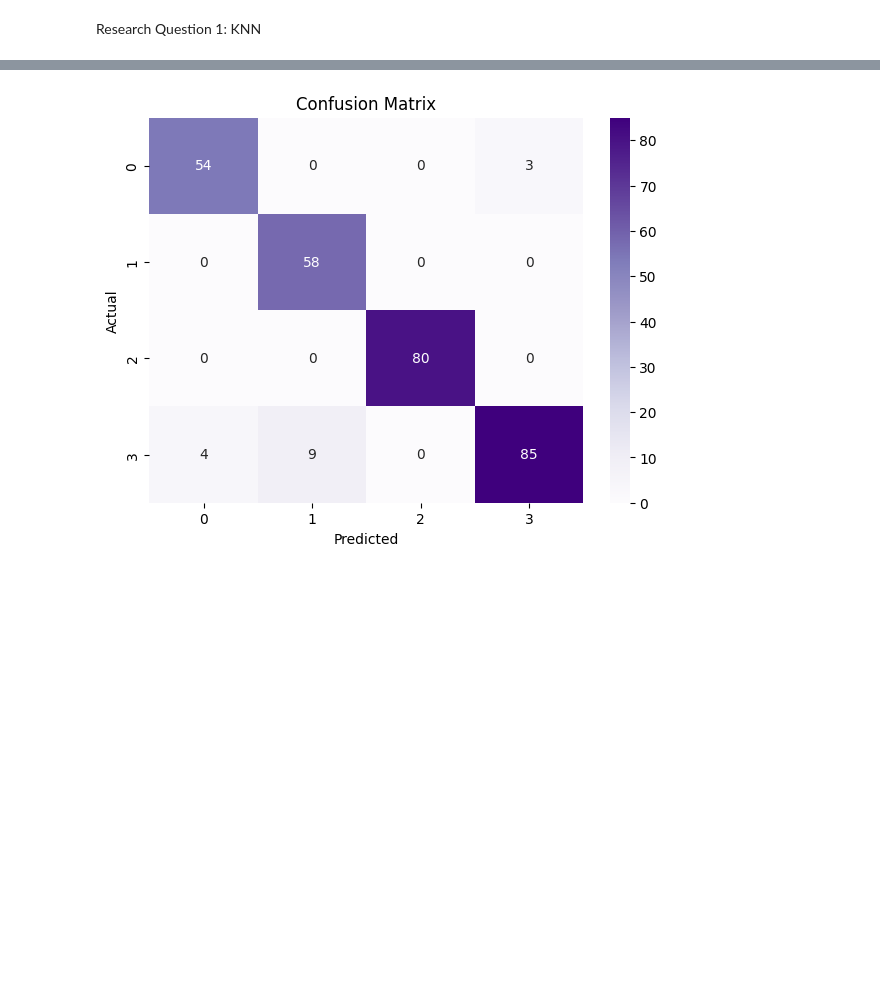
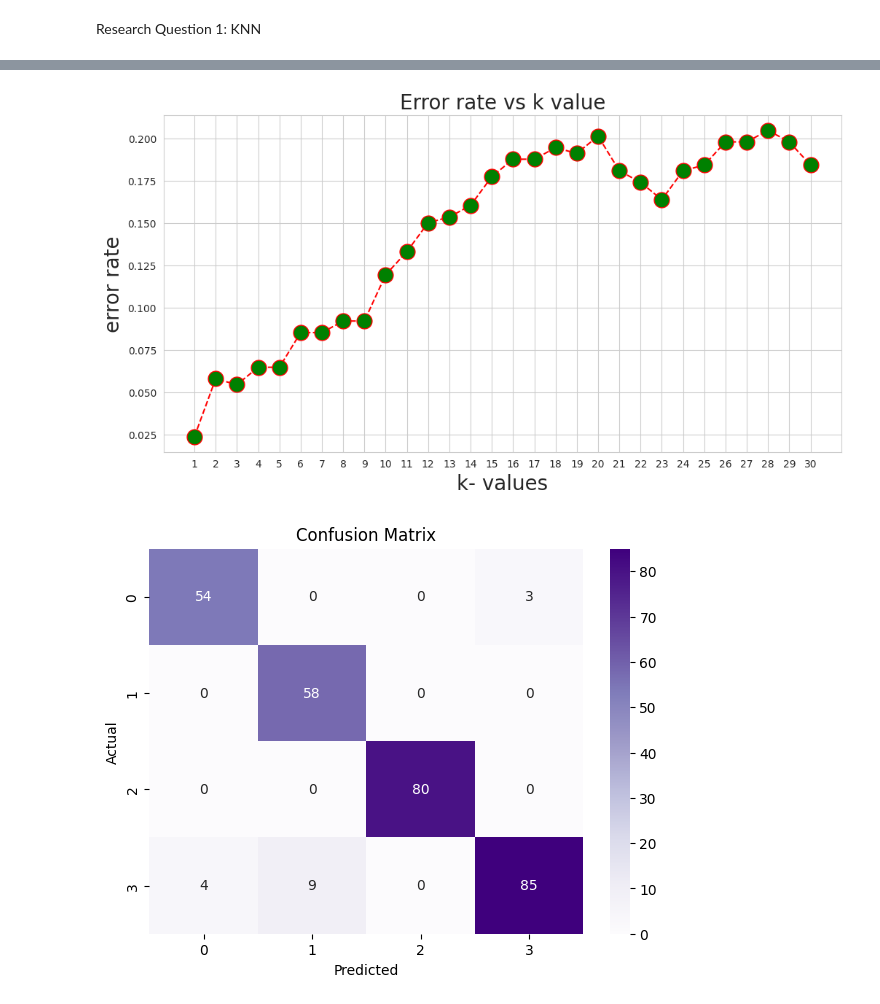
Before and after one commit to myronmoskalyk/Datathon-1, a Jupyter notebook: Yutong_Datathon_1.ipynb, the cells around one changed output, grey strips where cells are left out. Cells and saved outputs as stored; diff of their text form; code cells hidden in the pictures; blank space fills up the shorter version.

```diff
--- a/Yutong_Datathon_1.ipynb
+++ b/Yutong_Datathon_1.ipynb
@@ -107,7 +107,7 @@ X_train = scaler.fit_transform(X_train)
 X_test = scaler.transform(X_test)
 
 # Apply KNN
-knn = KNeighborsClassifier(n_neighbors=3)
+knn = KNeighborsClassifier(n_neighbors=1)
 knn.fit(X_train, y_train)
 
 # Predict using the test data
@@ -133,0 +134,8 @@ weighted avg       0.95      0.95      0.95       293
+# %%
+error_rate=[]#list that will store the average error rate value of k
+for i in range (1,31):  #Took the range of k from 1 to 30
+    clf=KNeighborsClassifier(n_neighbors=i)
+    clf.fit(X_train,y_train)
+    predict_i=clf.predict(X_test)
+    error_rate.append(np.mean(predict_i!=y_test))
+error_rate
@@ -134,3 +160,15 @@ weighted avg       0.95      0.95      0.95       293
+# %%
+#plotting the error rate vs k graph
+plt.figure(figsize=(12,6))
+plt.plot(range(1,31),error_rate,marker="o",markerfacecolor="green",
+         linestyle="dashed",color="red",markersize=15)
+plt.title("Error rate vs k value",fontsize=20)
+plt.xlabel("k- values",fontsize=20)
+plt.ylabel("error rate",fontsize=20)
+plt.xticks(range(1,31))
+plt.show()
+# %% [output]
+[figure, added]
 # %%
 import seaborn as sns
 import matplotlib.pyplot as plt
```
Also changed, not shown: parts of 3 cells of this notebook.
